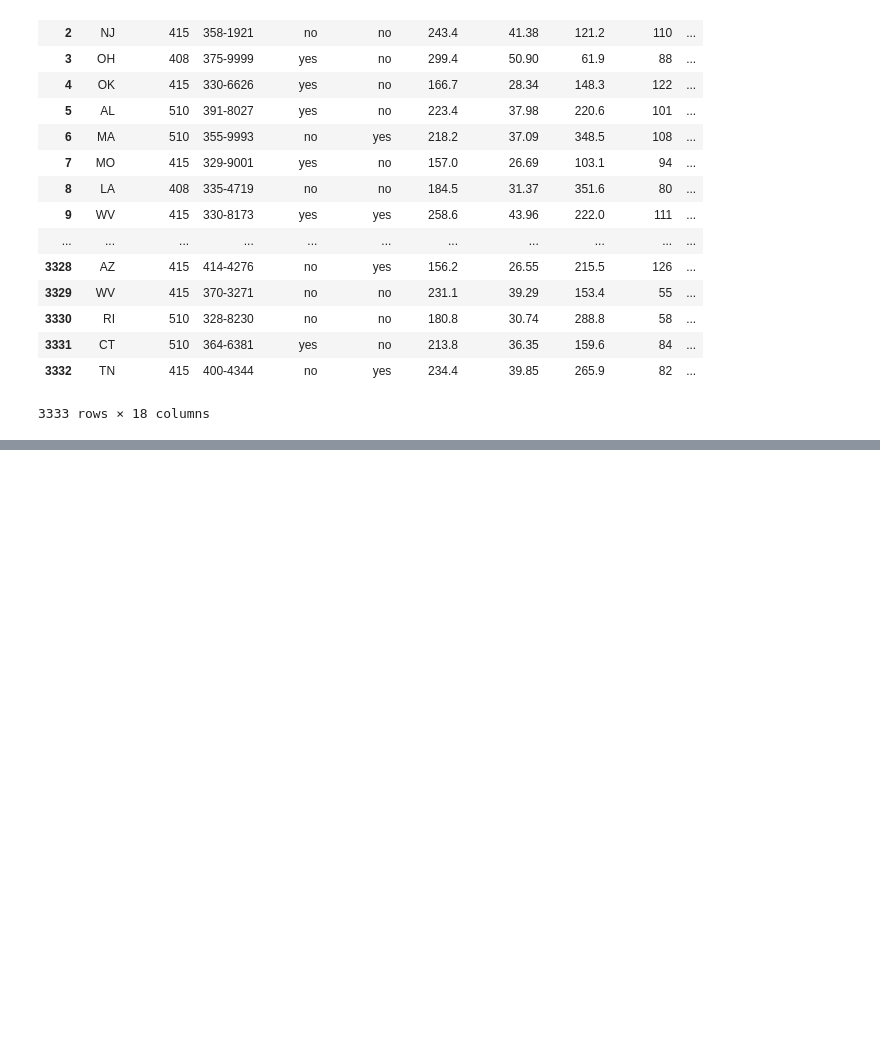
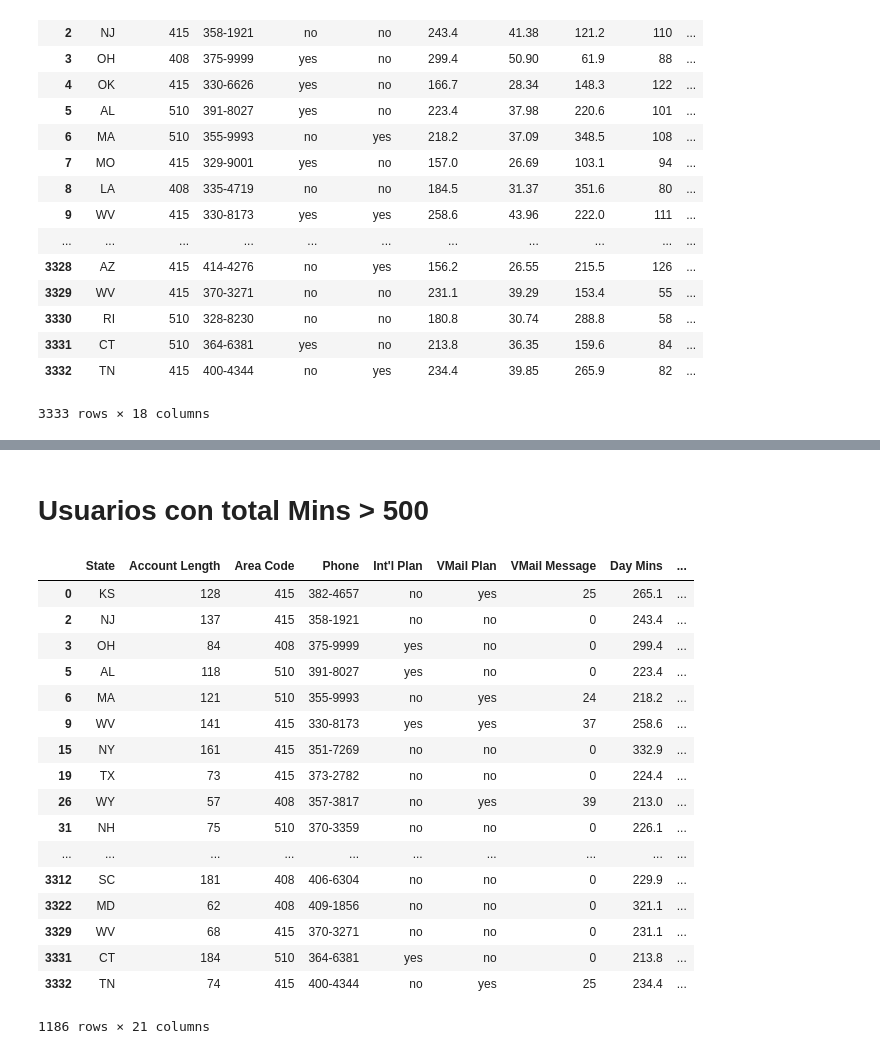
Before and after one commit to JCFlores93/ML-UDEMY, a Jupyter notebook: scripts/T2 - 1 - Data Cleaning - Data Wrangling.ipynb, the cells around one changed output, grey strips where cells are left out. Cells and saved outputs as stored; diff of their text form; code cells hidden in the pictures; blank space fills up the shorter version.

```diff
--- a/scripts/T2 - 1 - Data Cleaning - Data Wrangling.ipynb
+++ b/scripts/T2 - 1 - Data Cleaning - Data Wrangling.ipynb
@@ -132,0 +221,24 @@ subset
+# %% [markdown]
+# Usuarios con total Mins > 500
+# %%
+data1 = data[data["Day Mins"] > 200]
+data1
+# %% [output]
+|  | State | Account Length | Area Code | Phone | Int'l Plan | VMail Plan | VMail Message | Day Mins | ... |
+| 0 | KS | 128 | 415 | 382-4657 | no | yes | 25 | 265.1 | ... |
+| 2 | NJ | 137 | 415 | 358-1921 | no | no | 0 | 243.4 | ... |
+| 3 | OH | 84 | 408 | 375-9999 | yes | no | 0 | 299.4 | ... |
+| 5 | AL | 118 | 510 | 391-8027 | yes | no | 0 | 223.4 | ... |
+| 6 | MA | 121 | 510 | 355-9993 | no | yes | 24 | 218.2 | ... |
+| 9 | WV | 141 | 415 | 330-8173 | yes | yes | 37 | 258.6 | ... |
+| 15 | NY | 161 | 415 | 351-7269 | no | no | 0 | 332.9 | ... |
+| 19 | TX | 73 | 415 | 373-2782 | no | no | 0 | 224.4 | ... |
+| 26 | WY | 57 | 408 | 357-3817 | no | yes | 39 | 213.0 | ... |
+| 31 | NH | 75 | 510 | 370-3359 | no | no | 0 | 226.1 | ... |
+| ... | ... | ... | ... | ... | ... | ... | ... | ... | ... |
+| 3312 | SC | 181 | 408 | 406-6304 | no | no | 0 | 229.9 | ... |
+| 3322 | MD | 62 | 408 | 409-1856 | no | no | 0 | 321.1 | ... |
+| 3329 | WV | 68 | 415 | 370-3271 | no | no | 0 | 231.1 | ... |
+| 3331 | CT | 184 | 510 | 364-6381 | yes | no | 0 | 213.8 | ... |
+| 3332 | TN | 74 | 415 | 400-4344 | no | yes | 25 | 234.4 | ... |
+1186 rows × 21 columns
```
Also changed, not shown: parts of 10 cells of this notebook.
